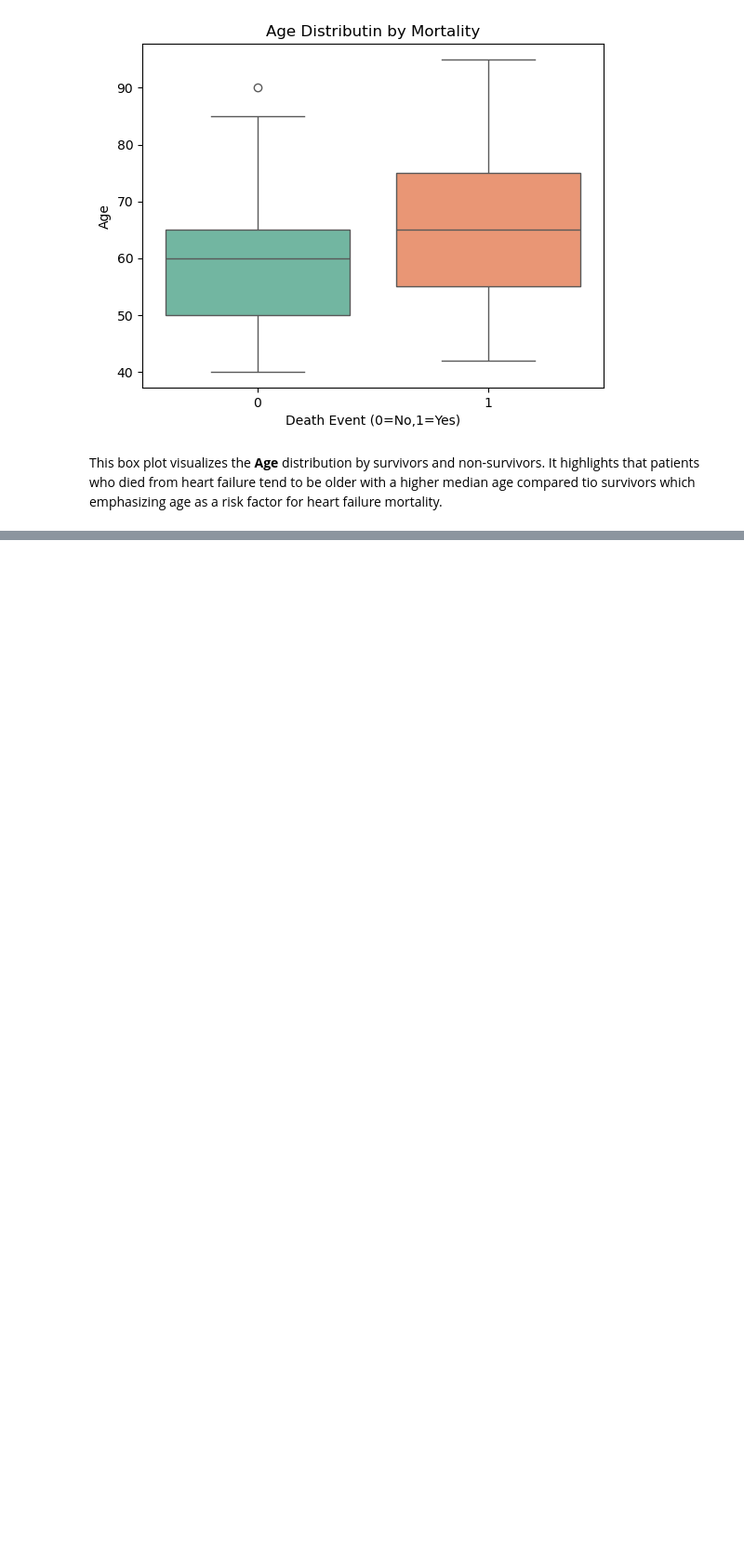
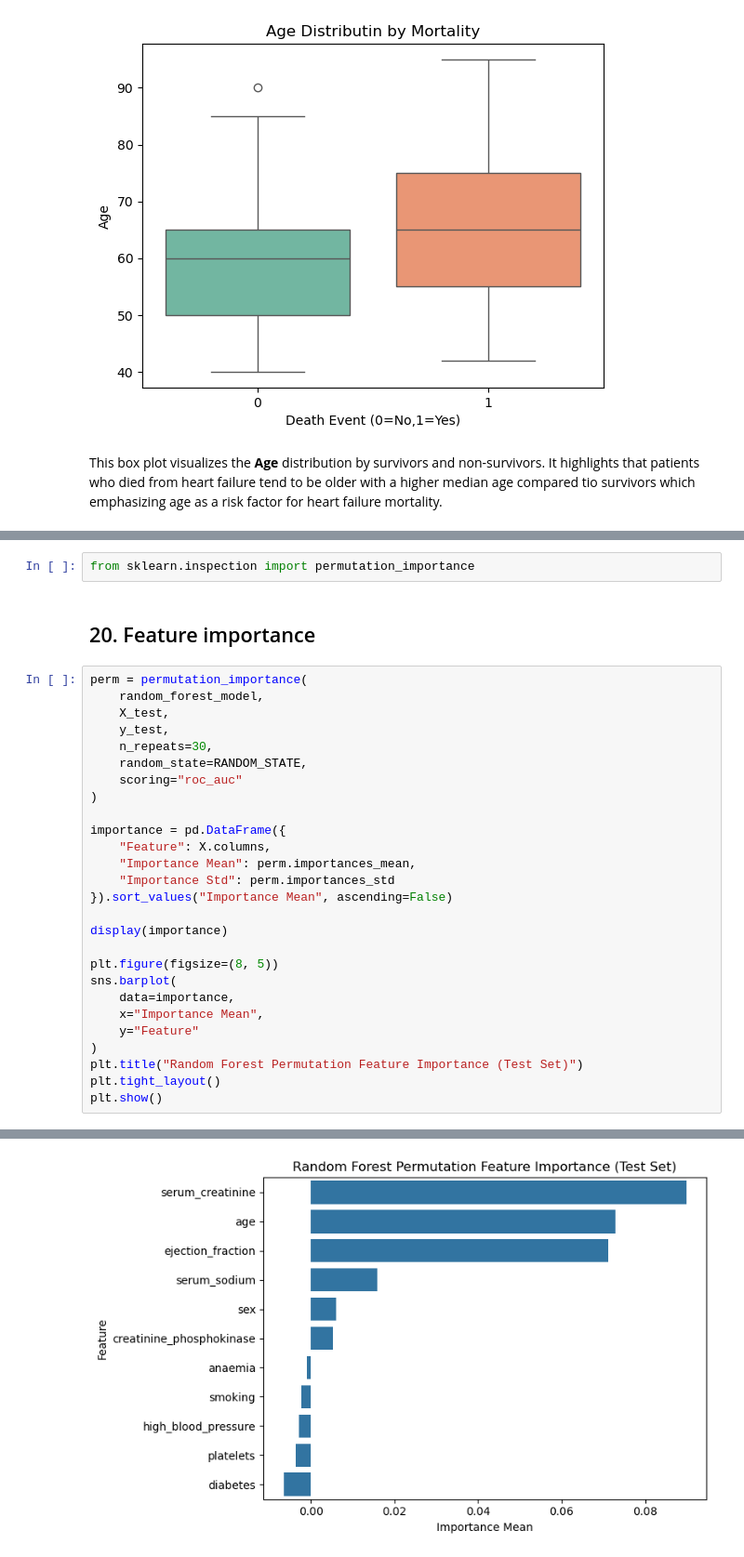
Before and after one commit to jannatularshi/Python_Heart_Failure_Prediction_Analysis, a Jupyter notebook: Heart Failure Prediction Analysis.ipynb, the cells around one changed output, grey strips where cells are left out. Shown at 93% size. Cells and saved outputs as stored; diff of their text form; blank space fills up the shorter version.

```diff
--- a/Heart Failure Prediction Analysis.ipynb
+++ b/Heart Failure Prediction Analysis.ipynb
@@ -538,0 +826,32 @@ treatment efficacy.
+# %%
+from sklearn.inspection import permutation_importance
+# %% [markdown]
+## 20. Feature importance
+# %%
+perm = permutation_importance(
+    random_forest_model,
+    X_test,
+    y_test,
+    n_repeats=30,
+    random_state=RANDOM_STATE,
+    scoring="roc_auc"
+)
+
+importance = pd.DataFrame({
+    "Feature": X.columns,
+    "Importance Mean": perm.importances_mean,
+    "Importance Std": perm.importances_std
+}).sort_values("Importance Mean", ascending=False)
+
+display(importance)
+
+plt.figure(figsize=(8, 5))
+sns.barplot(
+    data=importance,
+    x="Importance Mean",
+    y="Feature"
+)
+plt.title("Random Forest Permutation Feature Importance (Test Set)")
+plt.tight_layout()
+plt.show()
+# %% [output]
@@ -538,0 +870 @@ treatment efficacy.
+[figure, added]
```
Also changed, not shown: parts of 34 cells of this notebook, 1 other file.
